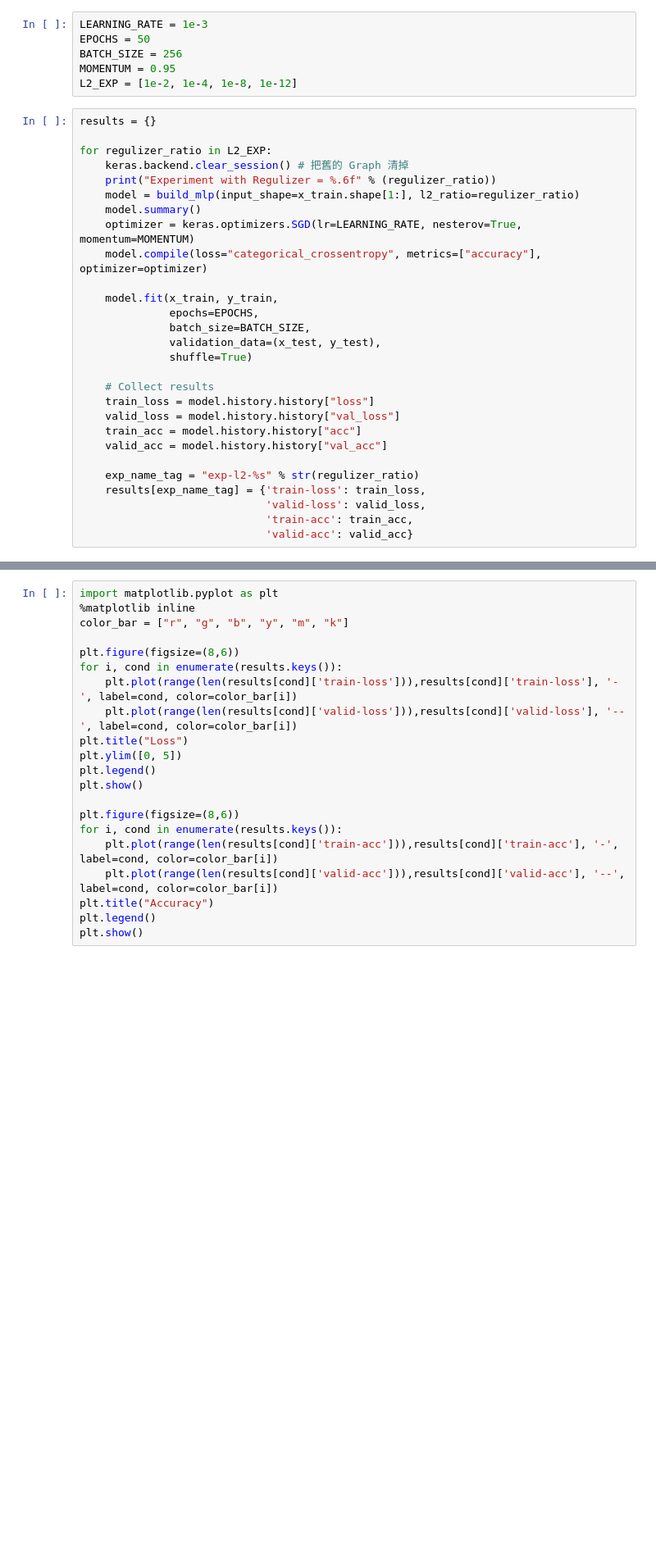
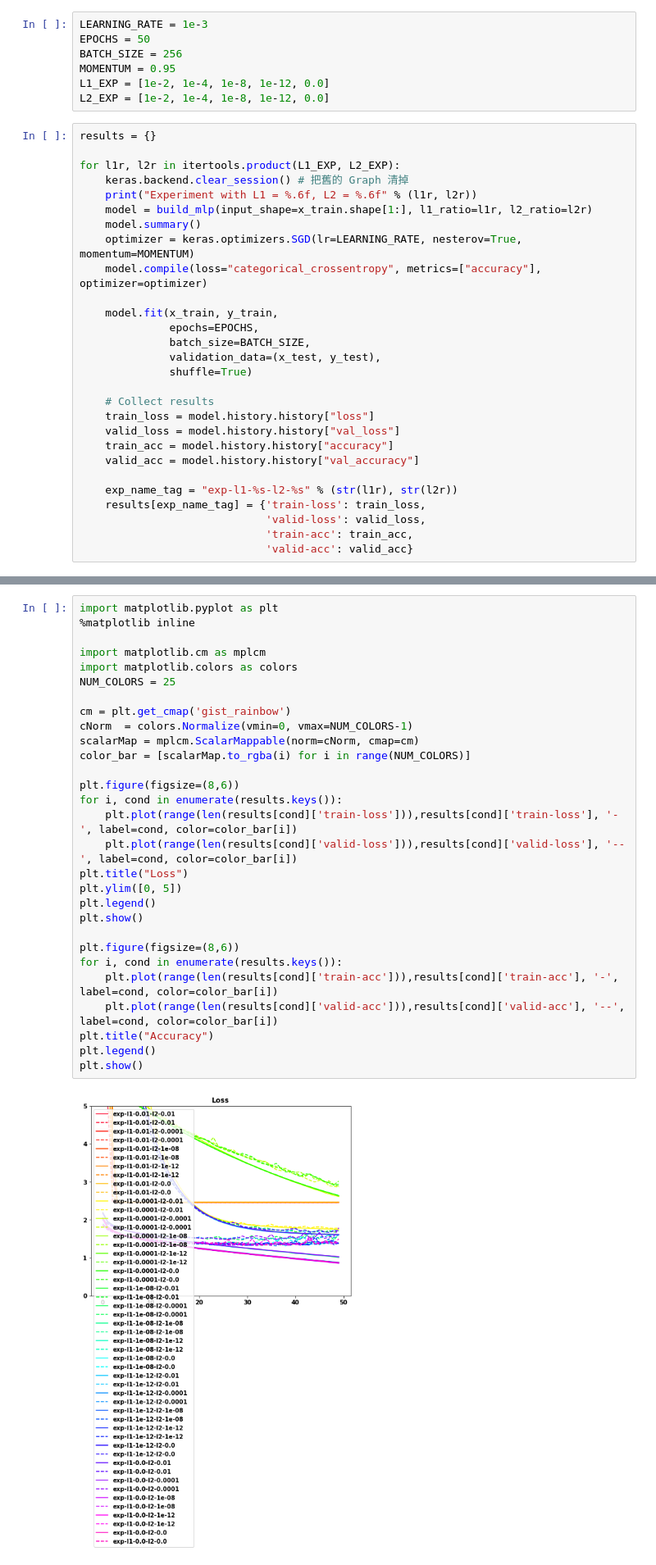
Before and after one commit to loe1616/Machine_operation, a Jupyter notebook: Day081/Day081_HW.ipynb, the cells around one changed output, grey strips where cells are left out. Shown: that part at 82% size. Drawn from its saved outputs; the diff is of its cells as text; blank space fills up the shorter version.

```diff
--- a/Day081/Day081_HW.ipynb
+++ b/Day081/Day081_HW.ipynb
@@ -58,14 +58,15 @@ LEARNING_RATE = 1e-3
 EPOCHS = 50
 BATCH_SIZE = 256
 MOMENTUM = 0.95
-L2_EXP = [1e-2, 1e-4, 1e-8, 1e-12]
+L1_EXP = [1e-2, 1e-4, 1e-8, 1e-12, 0.0]
+L2_EXP = [1e-2, 1e-4, 1e-8, 1e-12, 0.0]
 # %%
 results = {}
 
-for regulizer_ratio in L2_EXP:
+for l1r, l2r in itertools.product(L1_EXP, L2_EXP):
     keras.backend.clear_session() # 把舊的 Graph 清掉
-    print("Experiment with Regulizer = %.6f" % (regulizer_ratio))
-    model = build_mlp(input_shape=x_train.shape[1:], l2_ratio=regulizer_ratio)
+    print("Experiment with L1 = %.6f, L2 = %.6f" % (l1r, l2r))
+    model = build_mlp(input_shape=x_train.shape[1:], l1_ratio=l1r, l2_ratio=l2r)
     model.summary()
     optimizer = keras.optimizers.SGD(lr=LEARNING_RATE, nesterov=True, momentum=MOMENTUM)
     model.compile(loss="categorical_crossentropy", metrics=["accuracy"], optimizer=optimizer)
@@ -79,10 +80,10 @@ for regulizer_ratio in L2_EXP:
     # Collect results
     train_loss = model.history.history["loss"]
     valid_loss = model.history.history["val_loss"]
-    train_acc = model.history.history["acc"]
-    valid_acc = model.history.history["val_acc"]
+    train_acc = model.history.history["accuracy"]
+    valid_acc = model.history.history["val_accuracy"]
 
-    exp_name_tag = "exp-l2-%s" % str(regulizer_ratio)
+    exp_name_tag = "exp-l1-%s-l2-%s" % (str(l1r), str(l2r))
     results[exp_name_tag] = {'train-loss': train_loss,
                              'valid-loss': valid_loss,
                              'train-acc': train_acc,
@@ -90,21 +128,31 @@ for regulizer_ratio in L2_EXP:
 # %%
 import matplotlib.pyplot as plt
 %matplotlib inline
-color_bar = ["r", "g", "b", "y", "m", "k"]
+
+import matplotlib.cm as mplcm
+import matplotlib.colors as colors
+NUM_COLORS = 25
+
+cm = plt.get_cmap('gist_rainbow')
+cNorm  = colors.Normalize(vmin=0, vmax=NUM_COLORS-1)
+scalarMap = mplcm.ScalarMappable(norm=cNorm, cmap=cm)
+color_bar = [scalarMap.to_rgba(i) for i in range(NUM_COLORS)]
 
 plt.figure(figsize=(8,6))
 for i, cond in enumerate(results.keys()):
     plt.plot(range(len(results[cond]['train-loss'])),results[cond]['train-loss'], '-', label=cond, color=color_bar[i])
     plt.plot(range(len(results[cond]['valid-loss'])),results[cond]['valid-loss'], '--', label=cond, color=color_bar[i])
 plt.title("Loss")
 plt.ylim([0, 5])
 plt.legend()
 plt.show()
 
 plt.figure(figsize=(8,6))
 for i, cond in enumerate(results.keys()):
     plt.plot(range(len(results[cond]['train-acc'])),results[cond]['train-acc'], '-', label=cond, color=color_bar[i])
     plt.plot(range(len(results[cond]['valid-acc'])),results[cond]['valid-acc'], '--', label=cond, color=color_bar[i])
 plt.title("Accuracy")
 plt.legend()
 plt.show()
+# %% [output]
+[figure, added]
```
Also changed, not shown: parts of 4 cells of this notebook.
